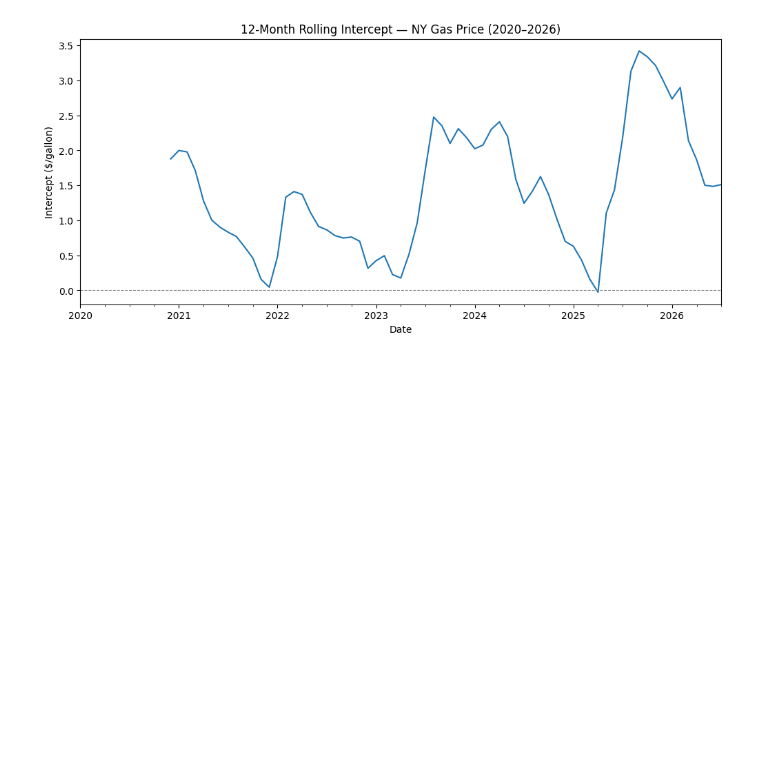
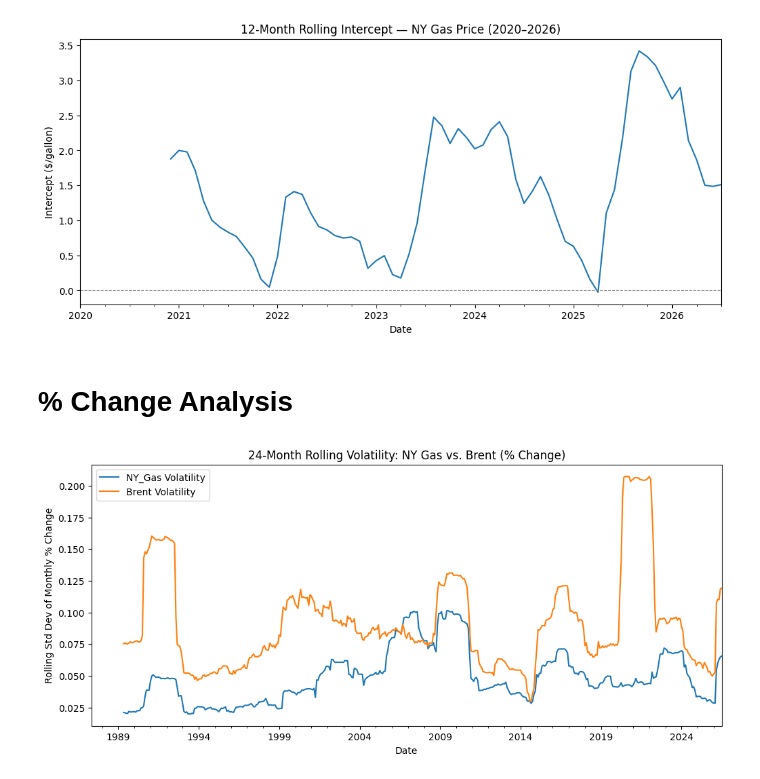
Before and after one commit to ellenwang995/PriceAtThePump, a Jupyter notebook: PumpPrices.ipynb, the cells around one changed output. Drawn from its saved outputs; the diff is of its cells as text; code cells hidden in the pictures; blank space fills up the shorter version.

```diff
--- a/PumpPrices.ipynb
+++ b/PumpPrices.ipynb
@@ -185,3 +185,26 @@ plt.axhline(0, color='gray', linewidth=0.8, linestyle='--')
 plt.show()
 # %% [output]
 [figure]
+# %% [markdown]
+# % Change Analysis
+# %%
+gas_pct_change = df['NY_Gas'].pct_change()
+brent_pct_change = df['Brent'].pct_change()
+
+# Rolling 24-month standard deviation of those % changes
+window = 24
+gas_vol = gas_pct_change.rolling(window).std()
+brent_vol = brent_pct_change.rolling(window).std()
+
+# Plot both together
+ax = gas_vol.plot(figsize=(12,5), label='NY_Gas Volatility')
+brent_vol.plot(ax=ax, label='Brent Volatility')
+
+ax.set_title(f'{window}-Month Rolling Volatility: NY Gas vs. Brent (% Change)')
+ax.set_xlabel('Date')
+ax.set_ylabel('Rolling Std Dev of Monthly % Change')
+ax.legend()
+
+plt.show()
+# %% [output]
+[figure, added]
```
